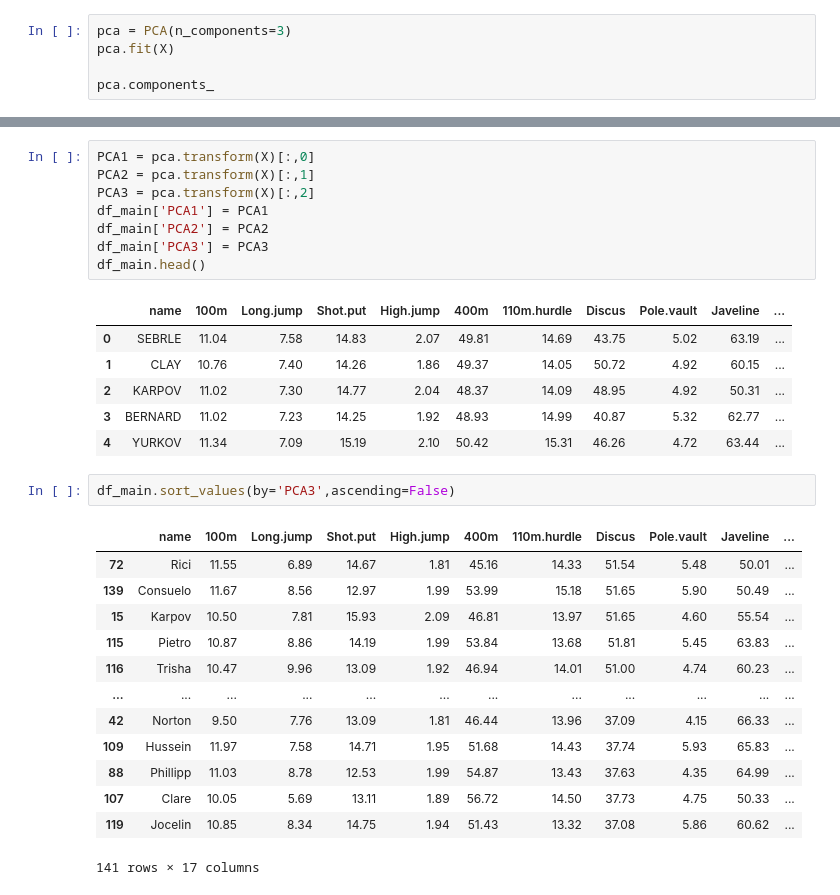
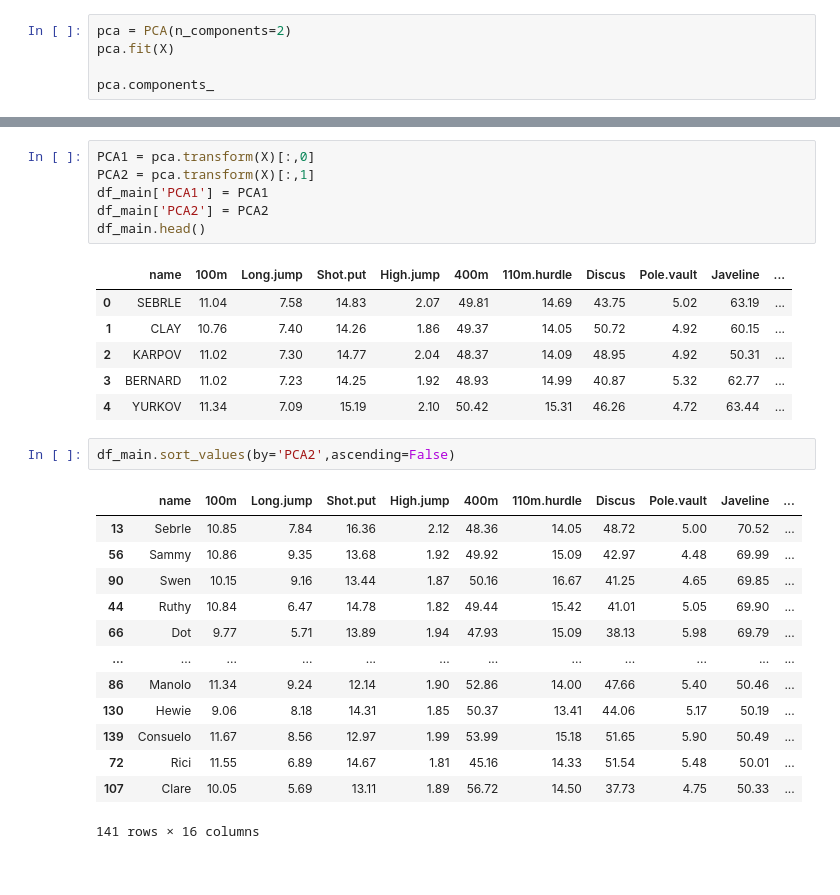
Before and after one commit to claupereirajr/decatlhon-pca, a Jupyter notebook: pca_study.ipynb, the cells around one changed output, grey strips where cells are left out. Saved outputs shown, nothing was run; the diff lists cells and outputs as text.

Commit message:
Change of values

```diff
--- a/pca_study.ipynb
+++ b/pca_study.ipynb
@@ -95,7 +95,7 @@ array([[ 11.61938262,   3.79411795,  -0.91578859, ...,  -0.22321135,
        [ 13.01969304,   4.16606993,   1.65250811, ...,  -1.22533396,
          -1.46177813,  -1.36076475]])
 # %%
-pca = PCA(n_components=3)
+pca = PCA(n_components=2)
 pca.fit(X)
 
 pca.components_
@@ -120,10 +116,8 @@ array([ 0.002,  0.002, -0.001, -0.   ,  0.015,  0.001,  0.045,  0.   ,
 # %%
 PCA1 = pca.transform(X)[:,0]
 PCA2 = pca.transform(X)[:,1]
-PCA3 = pca.transform(X)[:,2]
 df_main['PCA1'] = PCA1
 df_main['PCA2'] = PCA2
-df_main['PCA3'] = PCA3
 df_main.head()
 # %% [output]
 |  | name | 100m | Long.jump | Shot.put | High.jump | 400m | 110m.hurdle | Discus | Pole.vault | Javeline | ... |
@@ -133,18 +127,18 @@ df_main.head()
 | 3 | BERNARD | 11.02 | 7.23 | 14.25 | 1.92 | 48.93 | 14.99 | 40.87 | 5.32 | 62.77 | ... |
 | 4 | YURKOV | 11.34 | 7.09 | 15.19 | 2.10 | 50.42 | 15.31 | 46.26 | 4.72 | 63.44 | ... |
 # %%
-df_main.sort_values(by='PCA3',ascending=False)
+df_main.sort_values(by='PCA2',ascending=False)
 # %% [output]
 |  | name | 100m | Long.jump | Shot.put | High.jump | 400m | 110m.hurdle | Discus | Pole.vault | Javeline | ... |
+| 13 | Sebrle | 10.85 | 7.84 | 16.36 | 2.12 | 48.36 | 14.05 | 48.72 | 5.00 | 70.52 | ... |
+| 56 | Sammy | 10.86 | 9.35 | 13.68 | 1.92 | 49.92 | 15.09 | 42.97 | 4.48 | 69.99 | ... |
+| 90 | Swen | 10.15 | 9.16 | 13.44 | 1.87 | 50.16 | 16.67 | 41.25 | 4.65 | 69.85 | ... |
+| 44 | Ruthy | 10.84 | 6.47 | 14.78 | 1.82 | 49.44 | 15.42 | 41.01 | 5.05 | 69.90 | ... |
+| 66 | Dot | 9.77 | 5.71 | 13.89 | 1.94 | 47.93 | 15.09 | 38.13 | 5.98 | 69.79 | ... |
+| ... | ... | ... | ... | ... | ... | ... | ... | ... | ... | ... | ... |
+| 86 | Manolo | 11.34 | 9.24 | 12.14 | 1.90 | 52.86 | 14.00 | 47.66 | 5.40 | 50.46 | ... |
+| 130 | Hewie | 9.06 | 8.18 | 14.31 | 1.85 | 50.37 | 13.41 | 44.06 | 5.17 | 50.19 | ... |
+| 139 | Consuelo | 11.67 | 8.56 | 12.97 | 1.99 | 53.99 | 15.18 | 51.65 | 5.90 | 50.49 | ... |
 | 72 | Rici | 11.55 | 6.89 | 14.67 | 1.81 | 45.16 | 14.33 | 51.54 | 5.48 | 50.01 | ... |
-| 139 | Consuelo | 11.67 | 8.56 | 12.97 | 1.99 | 53.99 | 15.18 | 51.65 | 5.90 | 50.49 | ... |
-| 15 | Karpov | 10.50 | 7.81 | 15.93 | 2.09 | 46.81 | 13.97 | 51.65 | 4.60 | 55.54 | ... |
-| 115 | Pietro | 10.87 | 8.86 | 14.19 | 1.99 | 53.84 | 13.68 | 51.81 | 5.45 | 63.83 | ... |
-| 116 | Trisha | 10.47 | 9.96 | 13.09 | 1.92 | 46.94 | 14.01 | 51.00 | 4.74 | 60.23 | ... |
-| ... | ... | ... | ... | ... | ... | ... | ... | ... | ... | ... | ... |
-| 42 | Norton | 9.50 | 7.76 | 13.09 | 1.81 | 46.44 | 13.96 | 37.09 | 4.15 | 66.33 | ... |
-| 109 | Hussein | 11.97 | 7.58 | 14.71 | 1.95 | 51.68 | 14.43 | 37.74 | 5.93 | 65.83 | ... |
-| 88 | Phillipp | 11.03 | 8.78 | 12.53 | 1.99 | 54.87 | 13.43 | 37.63 | 4.35 | 64.99 | ... |
 | 107 | Clare | 10.05 | 5.69 | 13.11 | 1.89 | 56.72 | 14.50 | 37.73 | 4.75 | 50.33 | ... |
-| 119 | Jocelin | 10.85 | 8.34 | 14.75 | 1.94 | 51.43 | 13.32 | 37.08 | 5.86 | 60.62 | ... |
-141 rows × 17 columns
+141 rows × 16 columns
```
Also changed, not shown: parts of 1 cell of this notebook.
